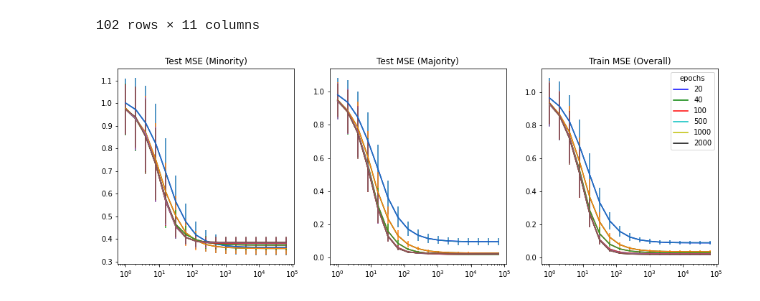
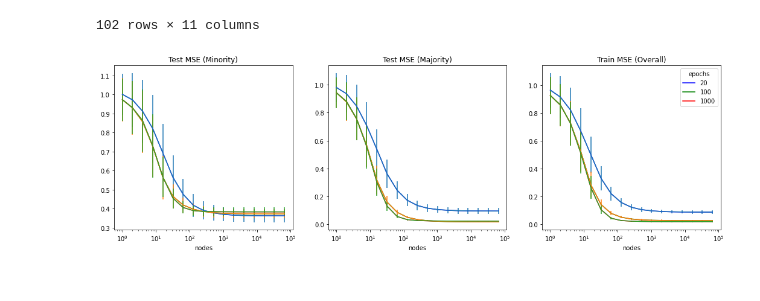
Before and after one commit to smaityumich/overparameterized-group-fairness, a Jupyter notebook: plots.ipynb, the cells around one changed output. Saved outputs shown, nothing was run; the diff lists cells and outputs as text; code cells hidden in the pictures.

```diff
--- a/plots.ipynb
+++ b/plots.ipynb
@@ -45,35 +45,40 @@ result
 | 101 | 65536 | 2000 | 0.017032 | 0.003463 | 1000 | 0.025813 | 0.004878 | 1000 | 0.385618 | 0.023992 | ... |
 102 rows × 11 columns
 # %%
-epochs_list = np.unique(df['epochs'])
-color_list = 'bgrcyk'
+epochs_list = [20, 100, 1000]#np.unique(df['epochs'])
+color_list = 'bgr'#'bgrcyk'
 
-fig, ax = plt.subplots(1, 3, figsize = (15, 5))
+fig, ax = plt.subplots(1, 3, figsize = (18, 5), sharex=True)
 for epochs, color in zip(epochs_list, color_list):
     result1 = result.loc[result['epochs']==epochs]
     nodes, mean, std, count = result1['nodes'], result1['minority-mse']['mean'], result1['minority-mse']['std'],\
      result1['minority-mse']['count']
     ax[0].plot(nodes, mean, color)
     ax[0].errorbar(nodes, mean, std)
     #ax[0].set_yscale('log')
     ax[0].set_xscale('log')
     ax[0].set_title('Test MSE (Minority)')
+    ax[0].set_xlabel('nodes')
 
 
     mean, std, count = result1['majority-mse']['mean'], result1['majority-mse']['std'], result1['majority-mse']['count']
     ax[1].plot(nodes, mean, color)
     ax[1].errorbar(nodes, mean, std)
     #ax[0].set_yscale('log')
     ax[1].set_xscale('log')
     ax[1].set_title('Test MSE (Majority)')
+    ax[1].set_xlabel('nodes')
 
     mean, std, count = result1['train-mse']['mean'], result1['train-mse']['std'], result1['train-mse']['count']
     ax[2].plot(nodes, mean, color)
     ax[2].errorbar(nodes, mean, std)
     #ax[0].set_yscale('log')
     ax[2].set_xscale('log')
     ax[2].set_title('Train MSE (Overall)')
+    ax[2].set_xlabel('nodes')
+
+
 plt.legend(epochs_list, title='epochs')
 plt.savefig('fig1.pdf')
 # %% [output]
-[figure, old version]
+[figure, new version]
```
Also changed, not shown: parts of 1 cell of this notebook, 2 other files.
